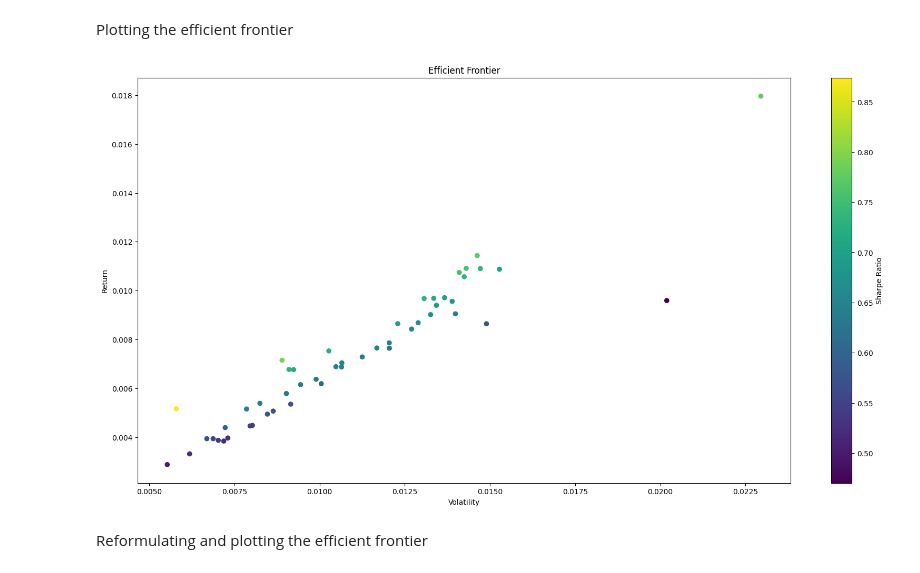
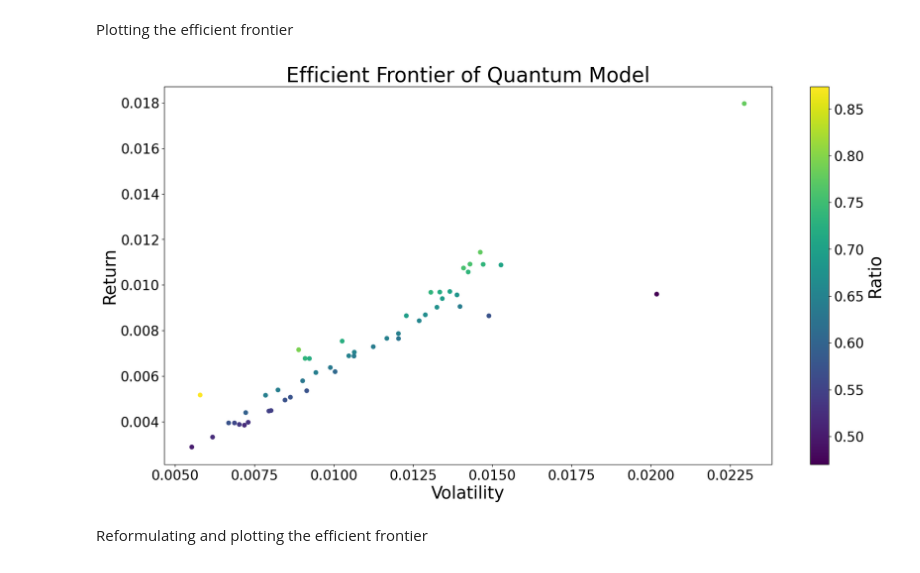
Before and after one commit to DilshanSonnadara/Quantum_Computing_Research, a Jupyter notebook: Quantum_Reformulated_Markowitz.ipynb, the cells around one changed output. Saved outputs shown, nothing was run; the diff lists cells and outputs as text; code cells hidden in the pictures.

```diff
--- a/Quantum_Reformulated_Markowitz.ipynb
+++ b/Quantum_Reformulated_Markowitz.ipynb
@@ -620,21 +603,34 @@ final_results_df = pd.DataFrame(final_results_data)
 final_results_df.to_excel('Final_Results.xlsx', index=False)
 # %% [markdown]
 Plotting the efficient frontier
+# %%
+final_results_df = pd.read_excel('Final_Results.xlsx')
 # %%
 #Calculating the sharpe ratio
 final_results_df["Sharpe_Ratio"]=(final_results_df["total_return"]-rfr)/final_results_df["risk_value"]
 # %%
 
-# Plotting the Efficient Frontier
 plt.figure(figsize=(20, 10))
 plt.scatter(final_results_df["risk_value"], final_results_df["total_return"], c=final_results_df["Sharpe_Ratio"], cmap='viridis')
-plt.colorbar(label='Sharpe Ratio')
-plt.xlabel('Volatility')
-plt.ylabel('Return')
-plt.title('Efficient Frontier')
+# Creating a colorbar and getting the colorbar object
+cbar = plt.colorbar(label='Ratio')
+cbar.set_label(label='Ratio', size=25)  # Set size for colorbar label
+cbar.ax.tick_params(labelsize=20)       # Set size for colorbar ticks
+
+# Set the fontsize for x and y labels
+plt.xlabel('Volatility', fontsize=25)
+plt.ylabel('Return', fontsize=25)
+
+# Set the fontsize for x and y ticks
+plt.xticks(fontsize=20)
+plt.yticks(fontsize=20)
+
+# Set the fontsize for the title
+plt.title('Efficient Frontier of Quantum Model', fontsize=30)
+
 plt.show()
 # %% [output]
-[figure, old version]
+[figure, new version]
 # %% [markdown]
 Reformulating and plotting the efficient frontier
 # %%
```
Also changed, not shown: parts of 14 cells of this notebook, 2 other files.
